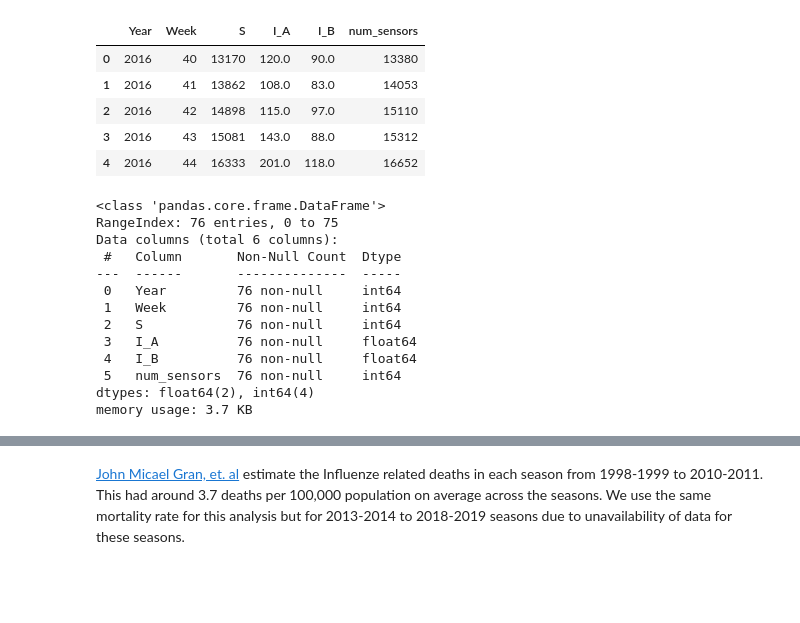
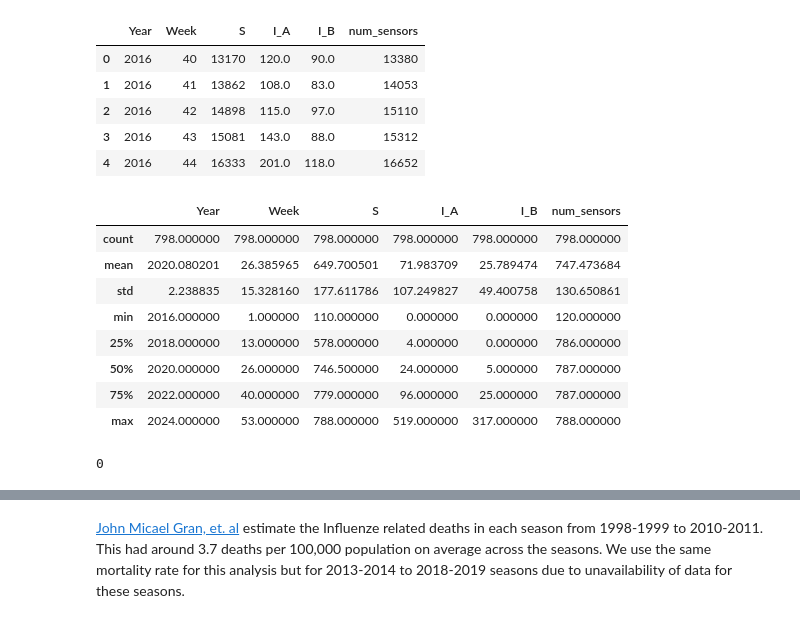
Before and after one commit to ASudu/Competing_pathogens_Heterogenous_networks, a Jupyter notebook: Real_world_data/calibration.ipynb, the cells around one changed output, grey strips where cells are left out. Saved outputs shown, nothing was run; the diff lists cells and outputs as text; code cells hidden in the pictures; blank space fills up the shorter version.

Commit message:
calibrated on full data

```diff
--- a/Real_world_data/calibration.ipynb
+++ b/Real_world_data/calibration.ipynb
@@ -119,19 +126,27 @@ df.head()
+# %%
+# For num_sensors > len(g) we assume that the number of sensors is equal to the number of nodes
+for i,row in df[df["num_sensors"] > len(g)].iterrows():
+    df.at[i,"S"] = int((row["S"]/row["num_sensors"])*len(g))
+    df.at[i,"I_A"] = int((row["I_A"]/row["num_sensors"])*len(g))
+    df.at[i,"I_B"] = int((row["I_B"]/row["num_sensors"])*len(g))
+
+df["num_sensors"] = df[["S", "I_A", "I_B"]].sum(axis=1)
+df.describe()
+# %% [output]
+|  | Year | Week | S | I_A | I_B | num_sensors |
+| count | 798.000000 | 798.000000 | 798.000000 | 798.000000 | 798.000000 | 798.000000 |
+| mean | 2020.080201 | 26.385965 | 649.700501 | 71.983709 | 25.789474 | 747.473684 |
+| std | 2.238835 | 15.328160 | 177.611786 | 107.249827 | 49.400758 | 130.650861 |
+| min | 2016.000000 | 1.000000 | 110.000000 | 0.000000 | 0.000000 | 120.000000 |
+| 25% | 2018.000000 | 13.000000 | 578.000000 | 4.000000 | 0.000000 | 786.000000 |
+| 50% | 2020.000000 | 26.000000 | 746.500000 | 24.000000 | 5.000000 | 787.000000 |
+| 75% | 2022.000000 | 40.000000 | 779.000000 | 96.000000 | 25.000000 | 787.000000 |
+| max | 2024.000000 | 53.000000 | 788.000000 | 519.000000 | 317.000000 | 788.000000 |
 # %%
 idx_to_drop = df.index[(df["num_sensors"] < 2) | (df["num_sensors"] > 788)]
-df1 = df.drop(idx_to_drop).reset_index(drop=True)
-df1.info()
+# df1 = df.drop(idx_to_drop).reset_index(drop=True)
+# df1.info()
+len(idx_to_drop)
 # %% [output]
-<class 'pandas.core.frame.DataFrame'>
-RangeIndex: 76 entries, 0 to 75
-Data columns (total 6 columns):
- #   Column       Non-Null Count  Dtype
----  ------       --------------  -----
- 0   Year         76 non-null     int64
- 1   Week         76 non-null     int64
- 2   S            76 non-null     int64
- 3   I_A          76 non-null     float64
- 4   I_B          76 non-null     float64
- 5   num_sensors  76 non-null     int64
-dtypes: float64(2), int64(4)
-memory usage: 3.7 KB
+0
 # %%
```
Also changed, not shown: parts of 12 cells of this notebook.
